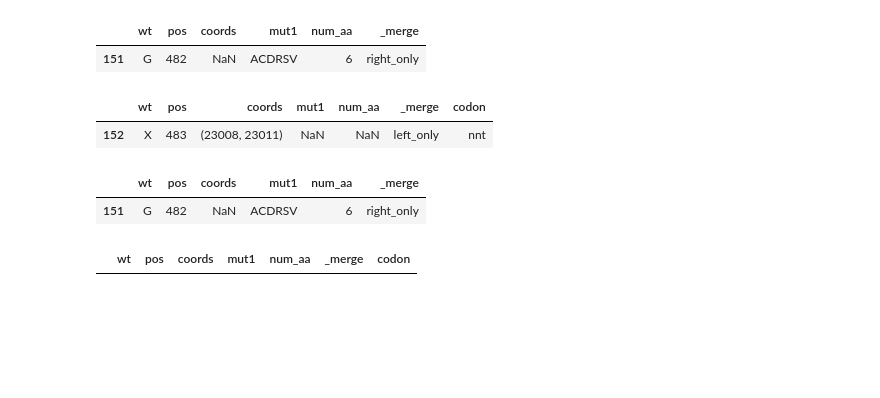
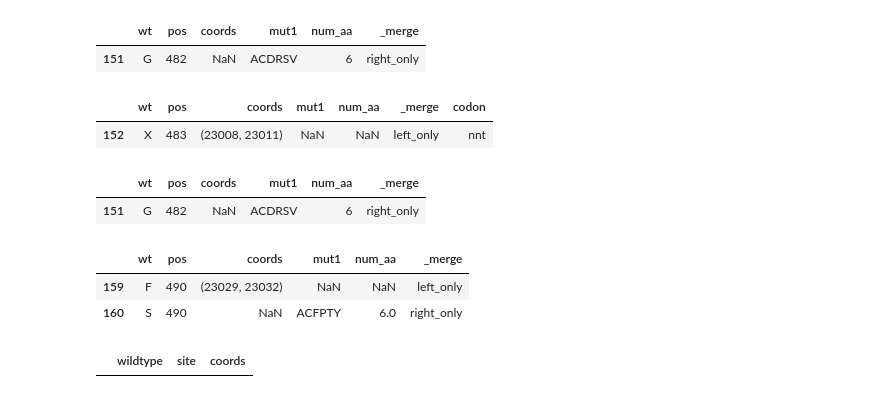
Before and after one commit to andersen-lab/sars-cov-2-dms-ref, a Jupyter notebook: scripts/sanity_check.ipynb, the cells around one changed output. Saved outputs shown, nothing was run; the diff lists cells and outputs as text; code cells hidden in the pictures; blank space fills up the shorter version.

```diff
--- a/scripts/sanity_check.ipynb
+++ b/scripts/sanity_check.ipynb
@@ -240,17 +199,23 @@ m
 |  | wt | pos | coords | mut1 | num_aa | _merge |
 | 151 | G | 482 | NaN | ACDRSV | 6 | right_only |
 # %%
-fasta_path = "/home/yutianc/sars-cov-2-dms-ref/output/NC_045512.2_escape_XBB.1.5_rbd.fa"
-csv_path = "/home/yutianc/sars-cov-2-dms-ref/data/xbb.1.5/rbd/mut1_XBB_1_5_EPI_ISL_17054053.csv"
+fasta_path = "/home/yutianc/sars-cov-2-dms-ref/output/dms_gene_seq/gene_seq_aligned_to_Hu-1.part_NC_045512.2_XBB.1.5_rbd.fa"
+csv_path = "/home/yutianc/sars-cov-2-dms-ref/data/XBB.1.5/rbd/mut1_XBB_1_5_EPI_ISL_17054053.csv"
 
 df = cross_check(fasta_path, region="rbd")
 df_true = pd.read_csv(csv_path)
 df_true = df_true.drop_duplicates(subset=["pos"])
 ref_seq = str(SeqIO.read(fasta_path, format="fasta").seq)
 
 m = pd.merge(df, df_true, how="outer", on=["pos", "wt"], indicator=True)
 m = m[m["_merge"] != "both"]
-m["codon"] = m["coords"].apply(lambda x: ref_seq[x[0]: x[1]])
+# m["codon"] = m["coords"].apply(lambda x: ref_seq[x[0]: x[1]])
 m
 # %% [output]
-|  | wt | pos | coords | mut1 | num_aa | _merge | codon |
+|  | wt | pos | coords | mut1 | num_aa | _merge |
+| 159 | F | 490 | (23029, 23032) | NaN | NaN | left_only |
+| 160 | S | 490 | NaN | ACFPTY | 6.0 | right_only |
+# %%
+df[df["site"] == 143]
+# %% [output]
+|  | wildtype | site | coords |
```
Also changed, not shown: parts of 21 cells of this notebook, 20 other files.
